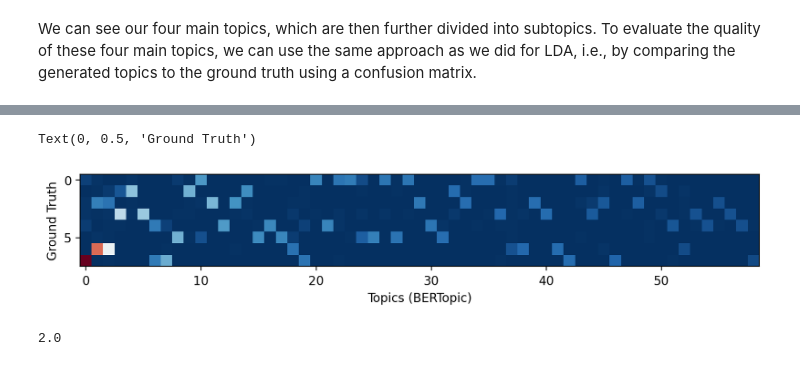
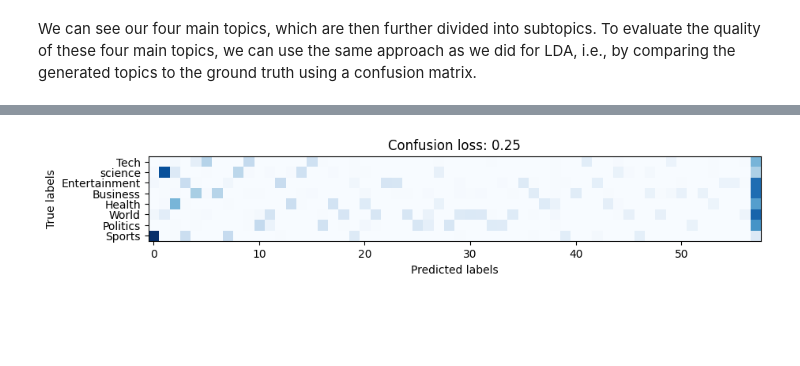
Before and after one commit to DanielMatter/topic-modeling, a Jupyter notebook: course/BERTopic-03-Training.ipynb, the cells around one changed output, grey strips where cells are left out. Saved outputs shown, nothing was run; the diff lists cells and outputs as text; code cells hidden in the pictures; blank space fills up the shorter version.

```diff
--- a/course/BERTopic-03-Training.ipynb
+++ b/course/BERTopic-03-Training.ipynb
@@ -70,19 +60,0 @@ def confusion_loss(confusion_matrix):
-# %%
-import numpy as np
-import matplotlib.pyplot as plt
-
-disc = np.zeros((np.max(labels_idx) + 1))
-cooc = np.zeros((np.max(topics) + 1, np.max(labels_idx) + 1))
-for topic, label in zip(topics, labels_idx):
-    if topic == -1:
-        disc[label] += 1
-    else:
-        cooc[topic, label] += 1
-
-plt.figure(figsize=(10, 2), dpi=200)
-plt.imshow(cooc.T, cmap='RdBu_r', interpolation='nearest')
-plt.xlabel('Topics (BERTopic)')
-plt.ylabel('Ground Truth')
-# %% [output]
-Text(0, 0.5, 'Ground Truth')
-[figure, removed]
@@ -92,5 +61,8 @@ import numpy as np
-# %%
-c = np.array([1, 1, 1, 1, 0, 0])
-entropy(c / c.sum(), base=2)
-# %% [output]
-2.0
+# %%
+from helper.ConfusionLoss import plot_confusion_loss
+import matplotlib.pyplot as plt
+
+fig, ax = plt.subplots(figsize=(10, 4), dpi=100)
+plot_confusion_loss(labels, topics, ax=ax)
+# %% [output]
+[figure, added]
```
Also changed, not shown: parts of 16 cells of this notebook, 5 other files.
